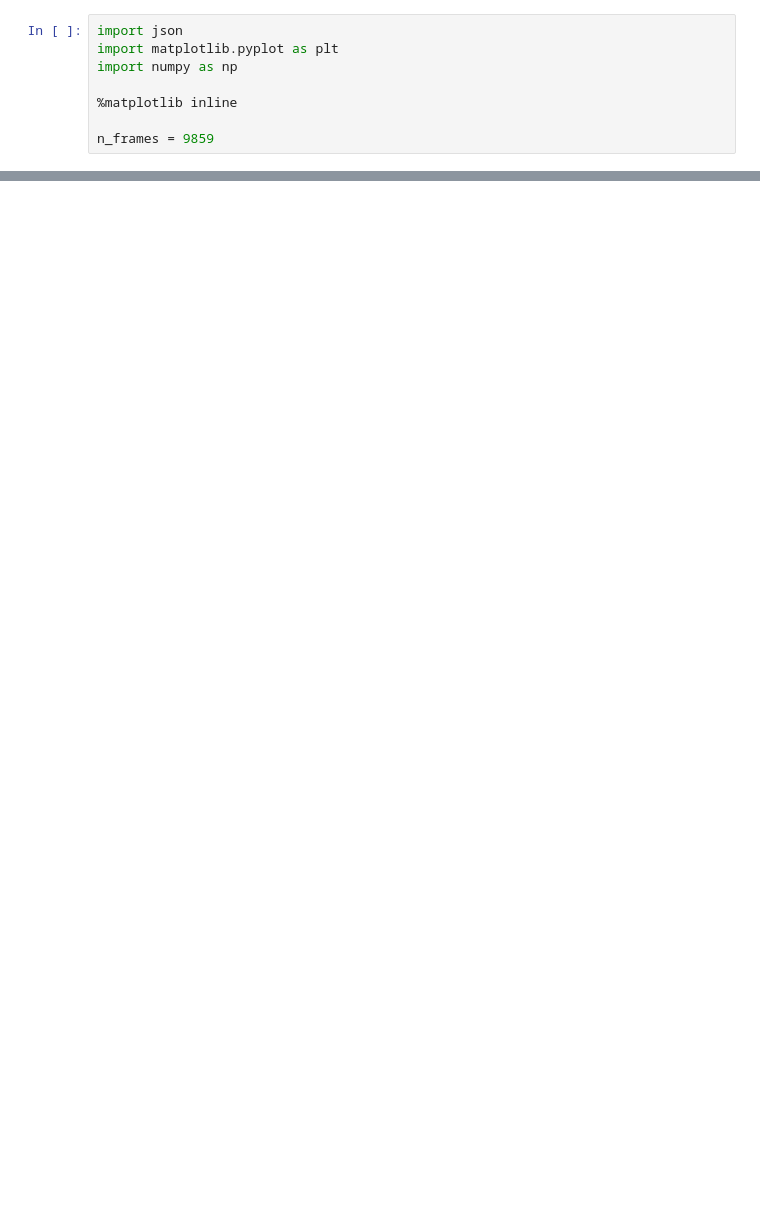
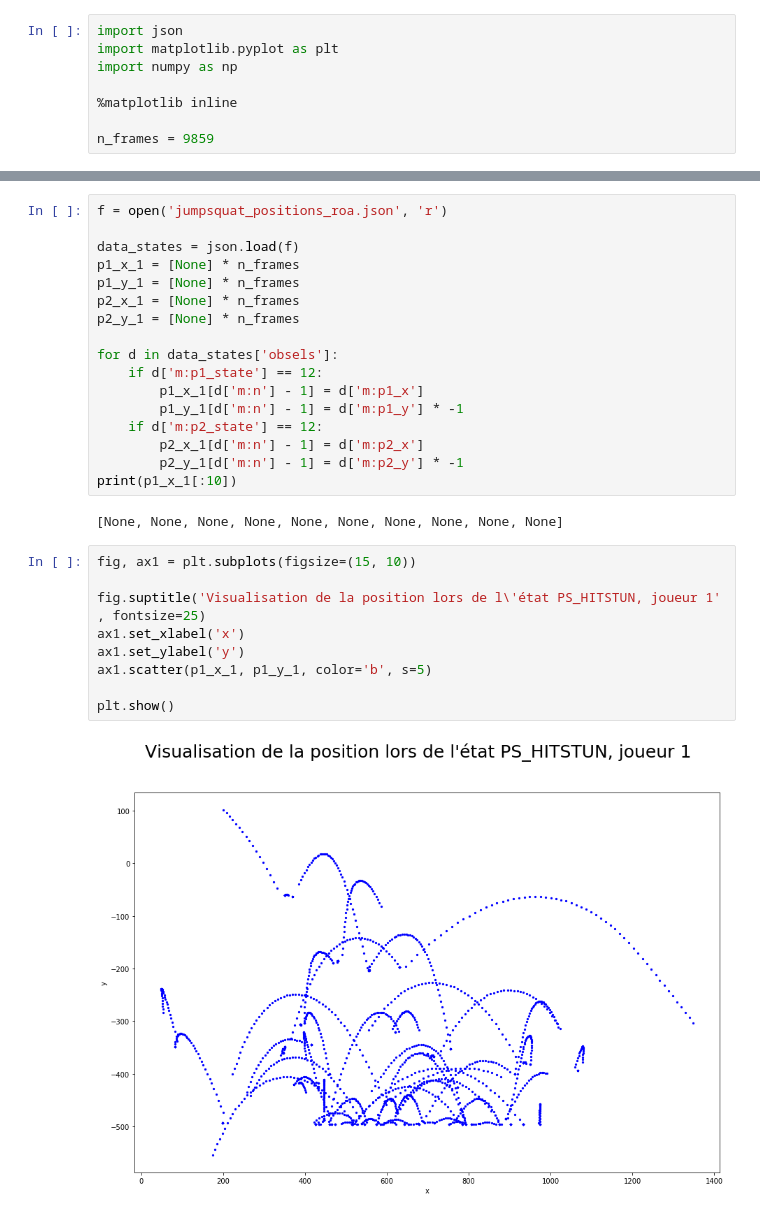
Before and after one commit to ThomasRanvier/dyna_conn, a Jupyter notebook: visualisation.ipynb, the cells around one changed output, grey strips where cells are left out. Drawn from its saved outputs; the diff is of its cells as text; blank space fills up the shorter version.

```diff
--- a/visualisation.ipynb
+++ b/visualisation.ipynb
@@ -91,0 +128,30 @@ plt.show()
+# %%
+f = open('jumpsquat_positions_roa.json', 'r')
+
+data_states = json.load(f)
+p1_x_1 = [None] * n_frames
+p1_y_1 = [None] * n_frames
+p2_x_1 = [None] * n_frames
+p2_y_1 = [None] * n_frames
+
+for d in data_states['obsels']:
+    if d['m:p1_state'] == 12:
+        p1_x_1[d['m:n'] - 1] = d['m:p1_x']
+        p1_y_1[d['m:n'] - 1] = d['m:p1_y'] * -1
+    if d['m:p2_state'] == 12:
+        p2_x_1[d['m:n'] - 1] = d['m:p2_x']
+        p2_y_1[d['m:n'] - 1] = d['m:p2_y'] * -1
+print(p1_x_1[:10])
+# %% [output]
+[None, None, None, None, None, None, None, None, None, None]
+# %%
+fig, ax1 = plt.subplots(figsize=(15, 10))
+
+fig.suptitle('Visualisation de la position lors de l\'état PS_HITSTUN, joueur 1' , fontsize=25)
+ax1.set_xlabel('x')
+ax1.set_ylabel('y')
+ax1.scatter(p1_x_1, p1_y_1, color='b', s=5)
+
+plt.show()
+# %% [output]
+[figure, added]
```
Also changed, not shown: parts of 15 cells of this notebook, 3 other files.
